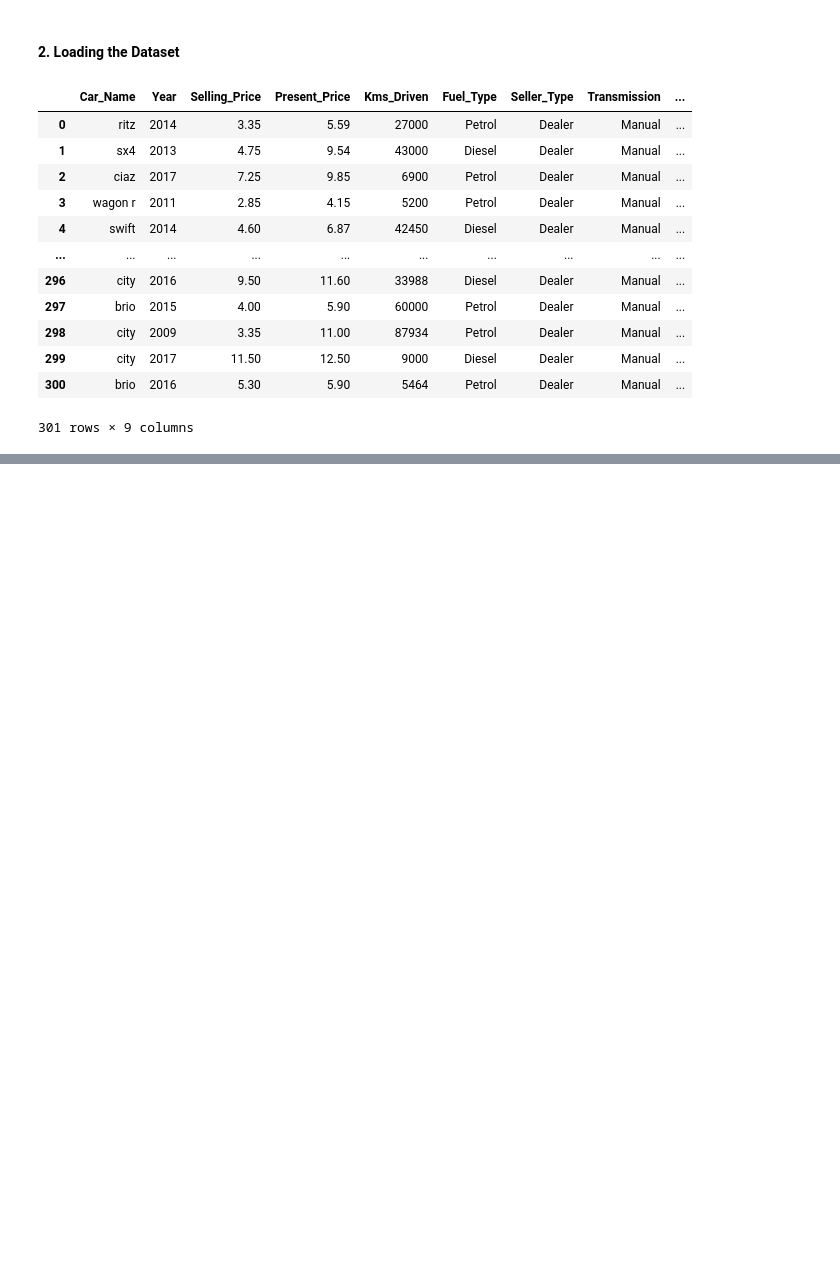
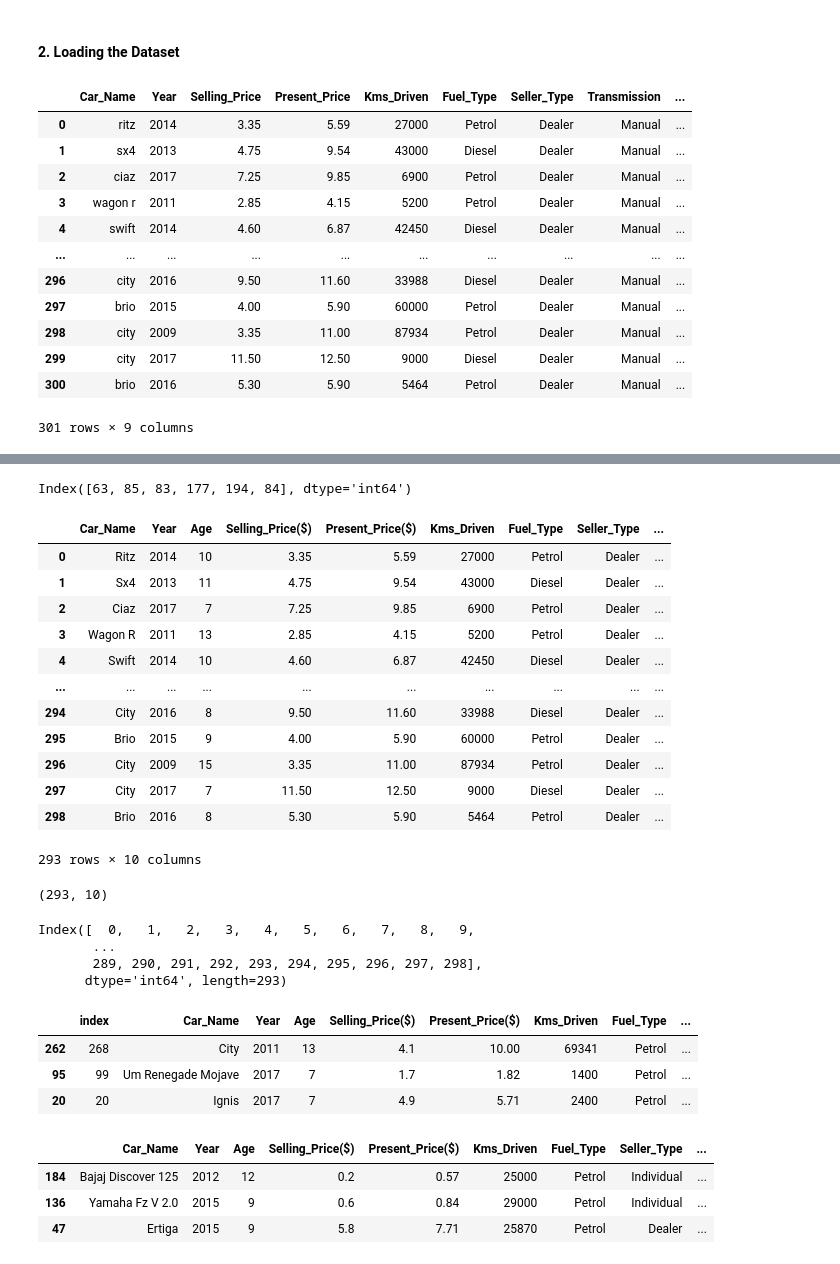
Before and after one commit to yordanossimegnew/Used_Car_Price_Prediction, a Jupyter notebook: notebooks/1.0 data_cleaning_on_the_cars_csv_raw_data.ipynb, the cells around one changed output, grey strips where cells are left out. Saved outputs shown, nothing was run; the diff lists cells and outputs as text; code cells hidden in the pictures; blank space fills up the shorter version.

Commit message:
data cleaning on the cars raw csv data

```diff
--- a/notebooks/1.0 data_cleaning_on_the_cars_csv_raw_data.ipynb
+++ b/notebooks/1.0 data_cleaning_on_the_cars_csv_raw_data.ipynb
@@ -32,0 +285,4 @@ df
+# %%
+# now let's extract the year from the todays date
+year = today.year
+year
@@ -32,0 +291,3 @@ df
+# %%
+# now let's extract the year column from our today year to get the age of each car
+df.insert(df.columns.get_loc("Year")+1,"Age",(year - df.Year))
@@ -32,0 +355,12 @@ df
+# %%
+# now let's see the records which violate our ouliter limits
+def outliers(dff):
+    outliers_df = pd.DataFrame()
+    for col in dff.columns:
+        mean = df[col].mean()
+        std = df[col].std()
+        upper_limit = mean + 4 * std
+        lower_limit = mean - 4 * std
+        outlier_data = dff[(df[col] > upper_limit) | (df[col] < lower_limit)]
+        outliers_df = pd.concat([outliers_df,outlier_data]).drop_duplicates()
+    return outliers_df
@@ -32,0 +383,35 @@ df
+# %%
+# for the case of this project we handle outliers by just removing the records, so let's remove this records
+outliers_index = outliers(df.select_dtypes(["int64","float64"])).index
+outliers_index
+# %% [output]
+Index([63, 85, 83, 177, 194, 84], dtype='int64')
+# %%
+# now we have to drop this index numbers from our original dataframe.
+df.drop(outliers_index, inplace = True)
+df
+# %% [output]
+|  | Car_Name | Year | Age | Selling_Price($) | Present_Price($) | Kms_Driven | Fuel_Type | Seller_Type | ... |
+| 0 | Ritz | 2014 | 10 | 3.35 | 5.59 | 27000 | Petrol | Dealer | ... |
+| 1 | Sx4 | 2013 | 11 | 4.75 | 9.54 | 43000 | Diesel | Dealer | ... |
+| 2 | Ciaz | 2017 | 7 | 7.25 | 9.85 | 6900 | Petrol | Dealer | ... |
+| 3 | Wagon R | 2011 | 13 | 2.85 | 4.15 | 5200 | Petrol | Dealer | ... |
+| 4 | Swift | 2014 | 10 | 4.60 | 6.87 | 42450 | Diesel | Dealer | ... |
+| ... | ... | ... | ... | ... | ... | ... | ... | ... | ... |
+| 294 | City | 2016 | 8 | 9.50 | 11.60 | 33988 | Diesel | Dealer | ... |
+| 295 | Brio | 2015 | 9 | 4.00 | 5.90 | 60000 | Petrol | Dealer | ... |
+| 296 | City | 2009 | 15 | 3.35 | 11.00 | 87934 | Petrol | Dealer | ... |
+| 297 | City | 2017 | 7 | 11.50 | 12.50 | 9000 | Diesel | Dealer | ... |
+| 298 | Brio | 2016 | 8 | 5.30 | 5.90 | 5464 | Petrol | Dealer | ... |
+293 rows × 10 columns
+# %%
+df.shape
+# %% [output]
+(293, 10)
+# %%
+df.index
+# %% [output]
+Index([  0,   1,   2,   3,   4,   5,   6,   7,   8,   9,
+       ...
+       289, 290, 291, 292, 293, 294, 295, 296, 297, 298],
+      dtype='int64', length=293)
@@ -32,0 +421,7 @@ df
+# %%
+df.sample(3)
+# %% [output]
+|  | index | Car_Name | Year | Age | Selling_Price($) | Present_Price($) | Kms_Driven | Fuel_Type | ... |
+| 262 | 268 | City | 2011 | 13 | 4.1 | 10.00 | 69341 | Petrol | ... |
+| 95 | 99 | Um Renegade Mojave | 2017 | 7 | 1.7 | 1.82 | 1400 | Petrol | ... |
+| 20 | 20 | Ignis | 2017 | 7 | 4.9 | 5.71 | 2400 | Petrol | ... |
@@ -32,0 +430,7 @@ df
+# %%
+df.sample(3)
+# %% [output]
+|  | Car_Name | Year | Age | Selling_Price($) | Present_Price($) | Kms_Driven | Fuel_Type | Seller_Type | ... |
+| 184 | Bajaj Discover 125 | 2012 | 12 | 0.2 | 0.57 | 25000 | Petrol | Individual | ... |
+| 136 | Yamaha Fz V 2.0 | 2015 | 9 | 0.6 | 0.84 | 29000 | Petrol | Individual | ... |
+| 47 | Ertiga | 2015 | 9 | 5.8 | 7.71 | 25870 | Petrol | Dealer | ... |
```
Also changed, not shown: parts of 58 cells of this notebook, 1 other file.
